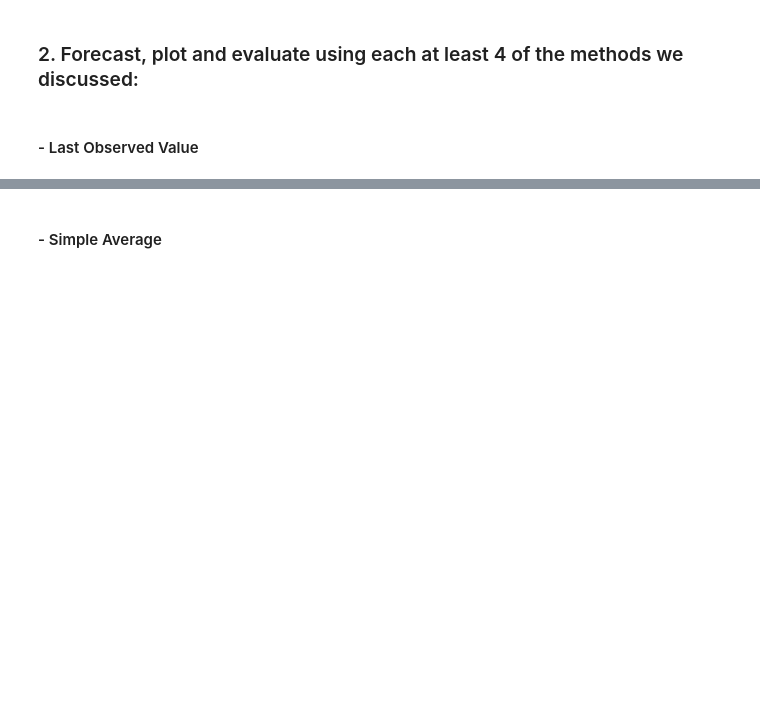
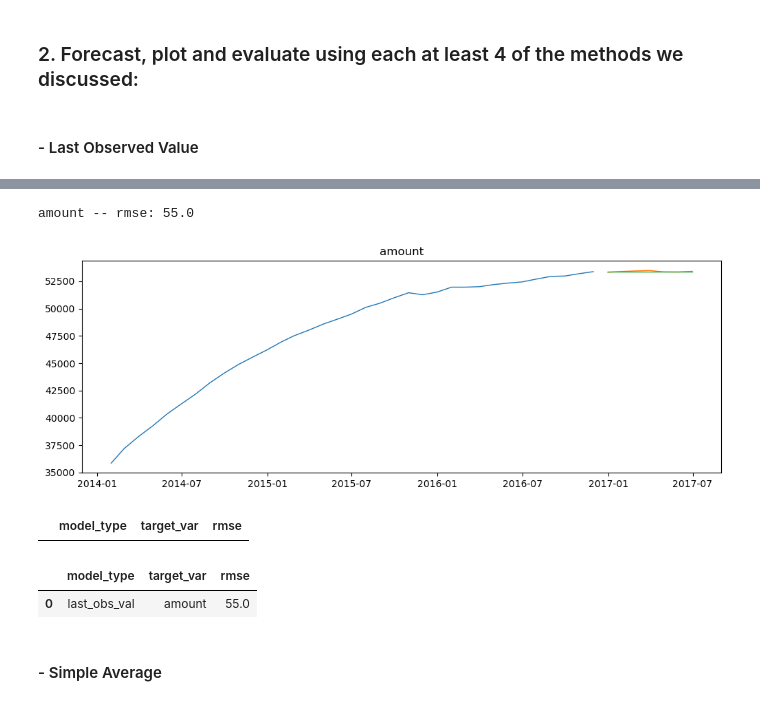
Before and after one commit to tkephart96/time-series-exercises, a Jupyter notebook: model.ipynb, the cells around one changed output, grey strips where cells are left out. Cells and saved outputs as stored; diff of their text form; code cells hidden in the pictures; blank space fills up the shorter version.

```diff
--- a/model.ipynb
+++ b/model.ipynb
@@ -27,4 +154,42 @@ Using saas.csv (https://ds.codeup.com/saas.csv) or log data from API usage
 # %% [markdown]
 ### 2. Forecast, plot and evaluate using each at least 4 of the methods we discussed:
+# %%
+def evaluate(target_var):
+    '''
+    This function will take the actual values of the target_var from validate,
+    and the predicted values stored in yhat_df,
+    and compute the rmse, rounding to 0 decimal places.
+    it will return the rmse.
+    '''
+    return round(
+        mean_squared_error(
+            val[target_var], yhat_df[target_var], squared=False
+        ),
+        0,
+    )
+def plot_and_eval(target_var):
+    '''
+    This function takes in the target var name (string), and returns a plot
+    of the values of train for that variable, validate, and the predicted values from yhat_df.
+    it will als label the rmse.
+    '''
+    plt.figure(figsize = (12,4))
+    plt.plot(train[target_var], label='Train', linewidth=1)
+    plt.plot(val[target_var], label='Validate', linewidth=1)
+    plt.plot(yhat_df[target_var], label='Pred', linewidth=1)
+    plt.title(target_var)
+    rmse = evaluate(target_var)
+    print(target_var, f'-- rmse: {round(rmse,2)}')
+    plt.show()
+eval_df = pd.DataFrame(columns=['model_type', 'target_var', 'rmse'])
+eval_df
+def append_eval_df(model_type, target_var):
+    '''
+    this function takes in as arguments the type of model run, and the name of the target variable.
+    It returns the eval_df with the rmse appended to it for that model and target_var.
+    '''
+    rmse = evaluate(target_var)
+    d = {'model_type': [model_type], 'target_var': [target_var], 'rmse': [rmse]}
+    return pd.concat([eval_df, pd.DataFrame(d)])
 # %% [markdown]
 #### - Last Observed Value
@@ -31,2 +217,19 @@ Using saas.csv (https://ds.codeup.com/saas.csv) or log data from API usage
+# %%
+for col in train.columns:
+    plot_and_eval(col)
+# %% [output]
+amount -- rmse: 55.0
+[figure, added]
+# %%
+eval_df
+# %% [output]
+|  | model_type | target_var | rmse |
+# %%
+for col in train.columns:
+    eval_df = append_eval_df(model_type='last_obs_val',target_var=col)
+eval_df
+# %% [output]
+|  | model_type | target_var | rmse |
+| 0 | last_obs_val | amount | 55.0 |
 # %% [markdown]
 #### - Simple Average
```
Also changed, not shown: parts of 46 cells of this notebook, 1 other file.
